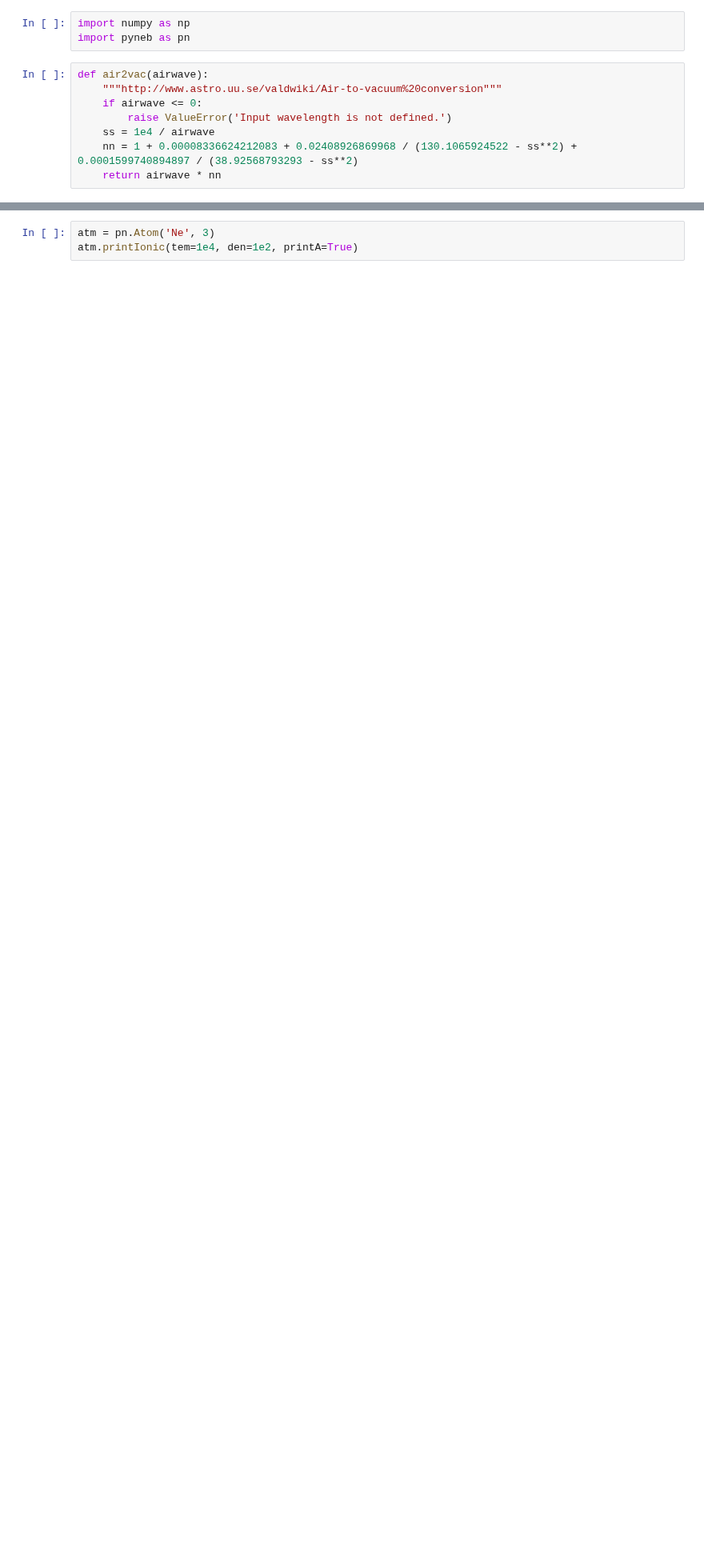
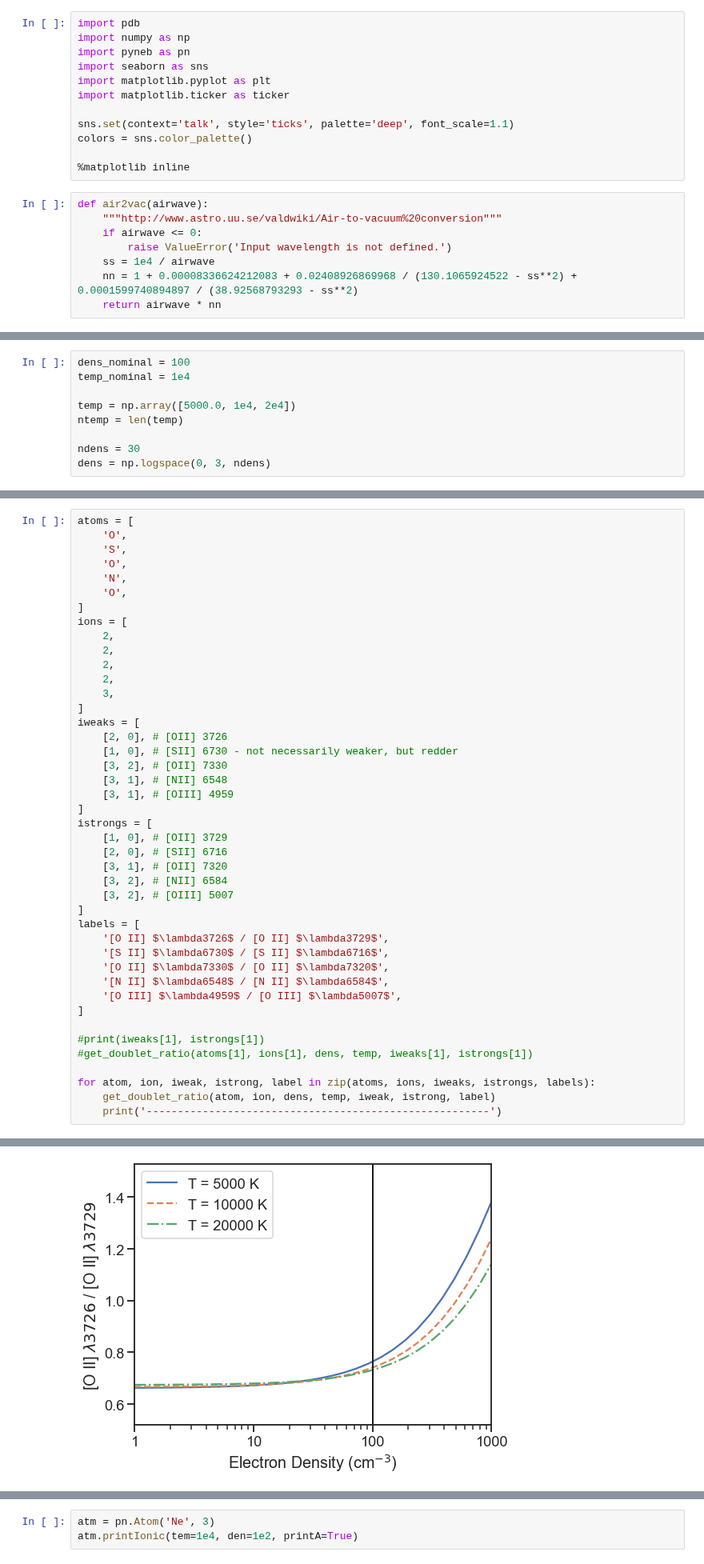
Before and after one commit to desihub/fastspecfit, a Jupyter notebook: doc/nb/nebular-lines.ipynb, the cells around one changed output, grey strips where cells are left out. Shown at 80% size. Saved outputs shown, nothing was run; the diff lists cells and outputs as text; blank space fills up the shorter version.

Commit message:
nb to study the density and temp dependence of a few doublets

```diff
--- a/doc/nb/nebular-lines.ipynb
+++ b/doc/nb/nebular-lines.ipynb
@@ -3,8 +3,17 @@
 
 Develop the set of nebular emission lines that *fastspecfit* should model.
 # %%
+import pdb
 import numpy as np
 import pyneb as pn
+import seaborn as sns
+import matplotlib.pyplot as plt
+import matplotlib.ticker as ticker
+
+sns.set(context='talk', style='ticks', palette='deep', font_scale=1.1)
+colors = sns.color_palette()
+
+%matplotlib inline
 # %%
 def air2vac(airwave):
     """http://www.astro.uu.se/valdwiki/Air-to-vacuum%20conversion"""
@@ -30,0 +102,9 @@ def atominfo(atom='Ne', ion=3, temp=1e4, dens=1e2):
+# %%
+dens_nominal = 100
+temp_nominal = 1e4
+
+temp = np.array([5000.0, 1e4, 2e4])
+ntemp = len(temp)
+
+ndens = 30
+dens = np.logspace(0, 3, ndens)
@@ -30,0 +118,44 @@ def atominfo(atom='Ne', ion=3, temp=1e4, dens=1e2):
+# %%
+atoms = [
+    'O',
+    'S',
+    'O',
+    'N',
+    'O',
+]
+ions = [
+    2,
+    2,
+    2,
+    2,
+    3,
+]
+iweaks = [
+    [2, 0], # [OII] 3726
+    [1, 0], # [SII] 6730 - not necessarily weaker, but redder
+    [3, 2], # [OII] 7330
+    [3, 1], # [NII] 6548
+    [3, 1], # [OIII] 4959
+]
+istrongs = [
+    [1, 0], # [OII] 3729
+    [2, 0], # [SII] 6716
+    [3, 1], # [OII] 7320
+    [3, 2], # [NII] 6584
+    [3, 2], # [OIII] 5007
+]
+labels = [
+    '[O II] $\lambda3726$ / [O II] $\lambda3729$',
+    '[S II] $\lambda6730$ / [S II] $\lambda6716$',
+    '[O II] $\lambda7330$ / [O II] $\lambda7320$',
+    '[N II] $\lambda6548$ / [N II] $\lambda6584$',
+    '[O III] $\lambda4959$ / [O III] $\lambda5007$',
+]
+
+#print(iweaks[1], istrongs[1])
+#get_doublet_ratio(atoms[1], ions[1], dens, temp, iweaks[1], istrongs[1])
+
+for atom, ion, iweak, istrong, label in zip(atoms, ions, iweaks, istrongs, labels):
+    get_doublet_ratio(atom, ion, dens, temp, iweak, istrong, label)
+    print('-------------------------------------------------------')
+# %% [output]
@@ -30,0 +179 @@ def atominfo(atom='Ne', ion=3, temp=1e4, dens=1e2):
+[figure, added]
```
Also changed, not shown: parts of 12 cells of this notebook.
